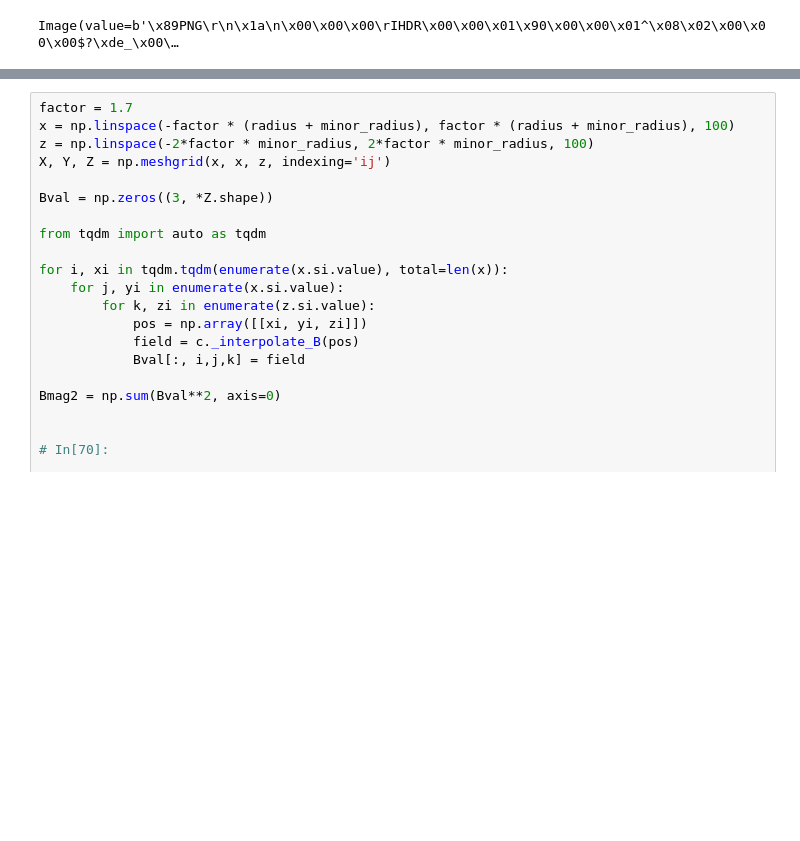
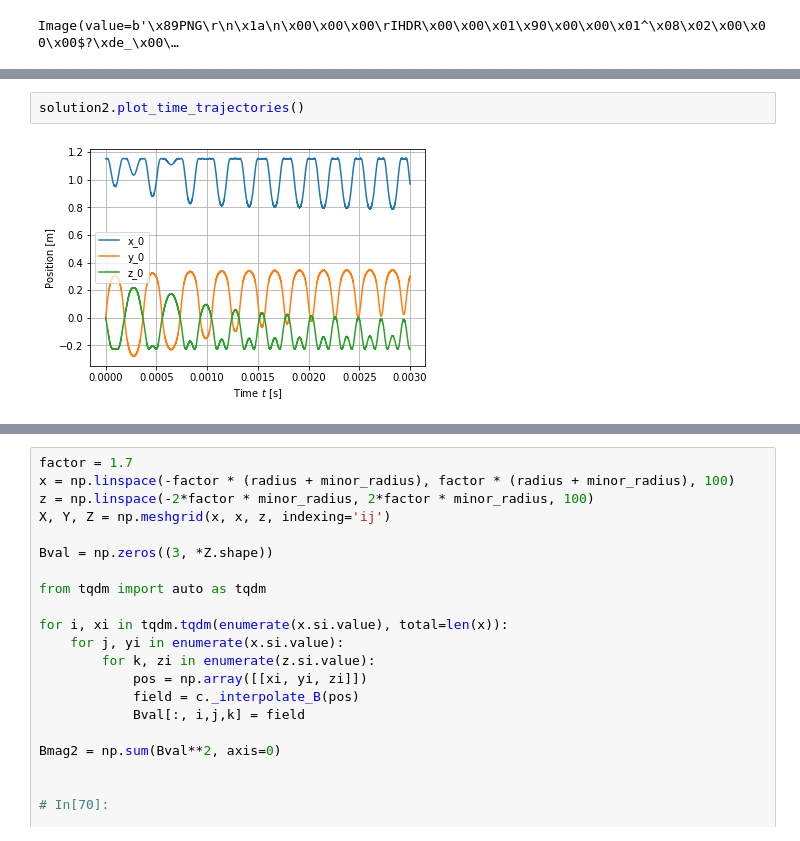
Before and after one commit to PlasmaPy/PlasmaPy, a Jupyter notebook: plasmapy/examples/TokamakParticles.ipynb, the cells around one changed output, grey strips where cells are left out. Cells and saved outputs as stored; diff of their text form; blank space fills up the shorter version.

```diff
--- a/plasmapy/examples/TokamakParticles.ipynb
+++ b/plasmapy/examples/TokamakParticles.ipynb
@@ -60,0 +75,4 @@ fig
+# %%
+solution2.plot_time_trajectories()
+# %% [output]
+[figure, added]
```
Also changed, not shown: parts of 9 cells of this notebook, 1 other file.
